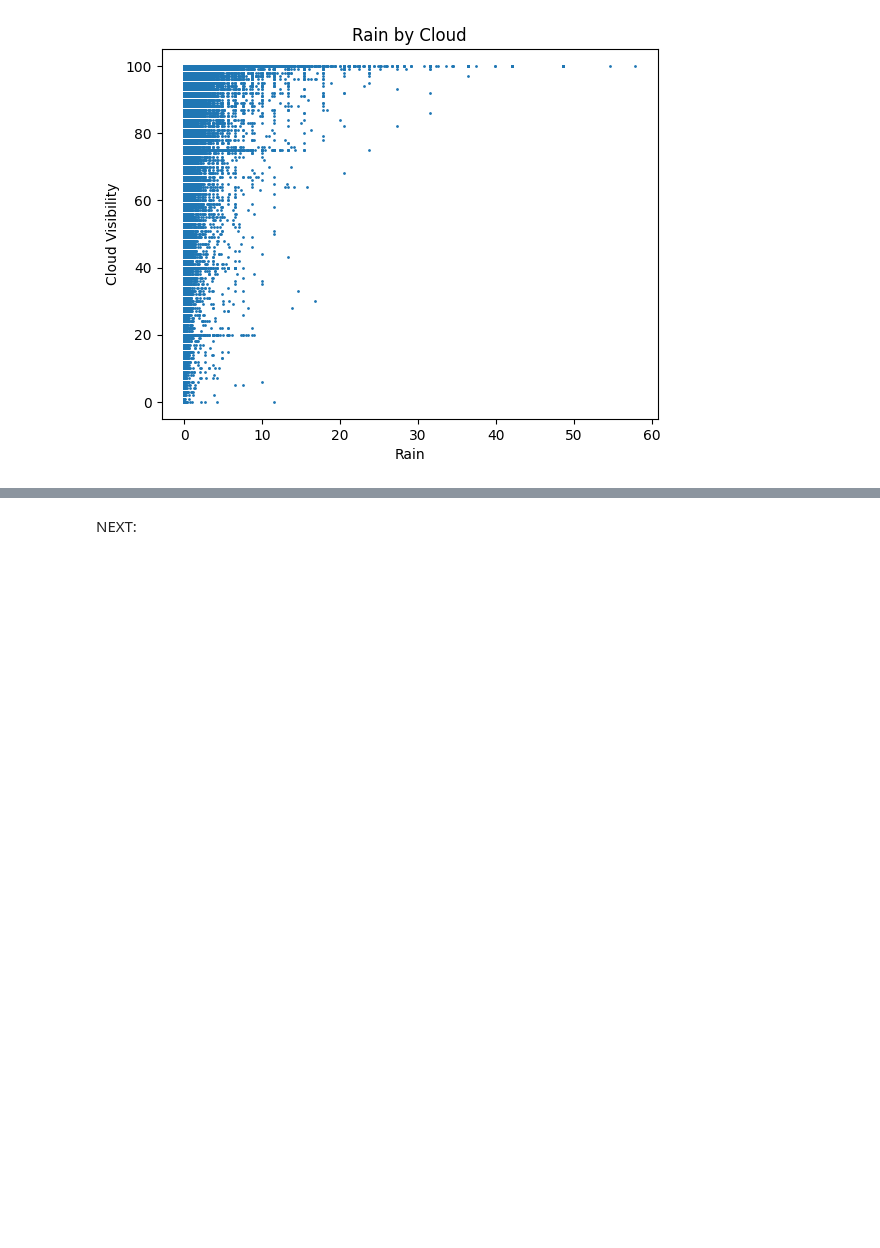
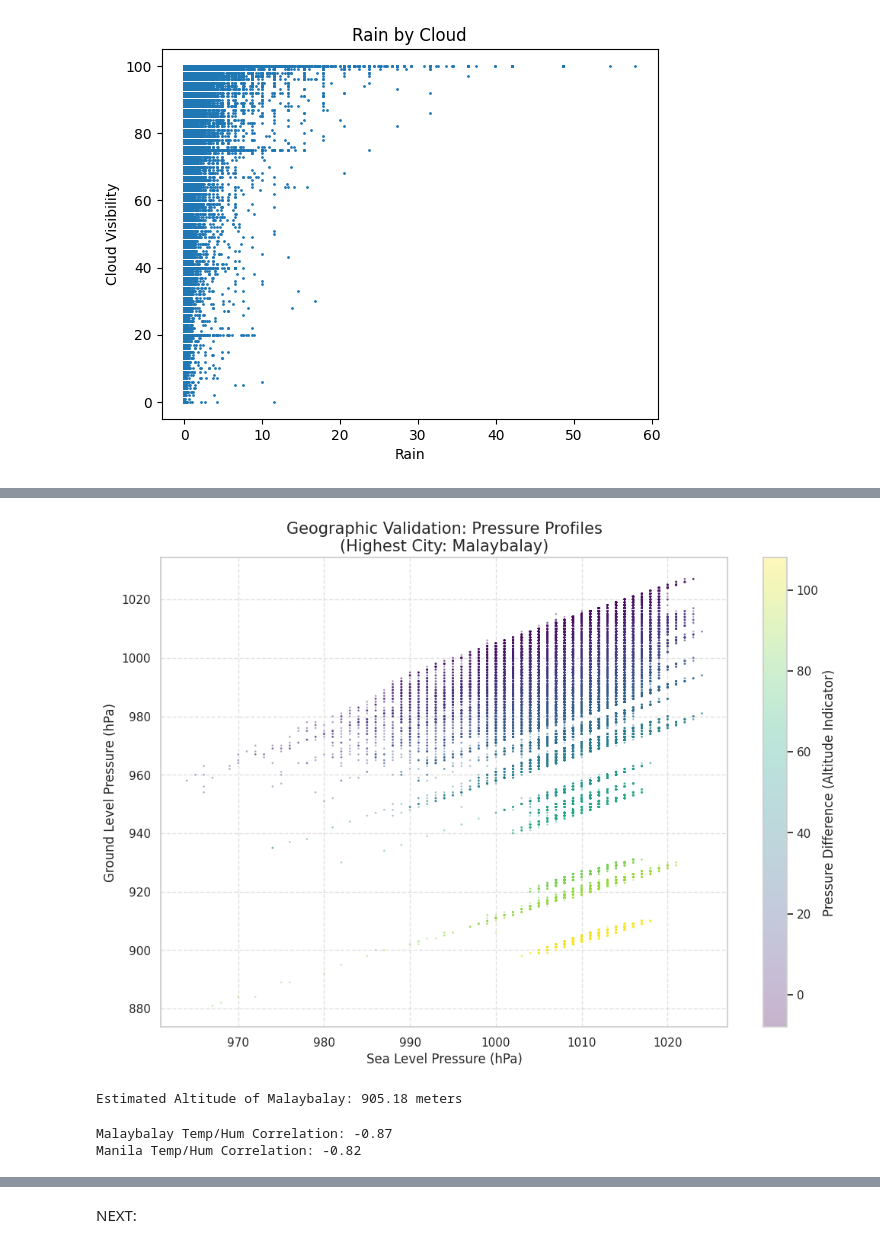
Before and after one commit to Lanzero225/Python-Notebooks, a Jupyter notebook: Philippine Weather/weather.ipynb, the cells around one changed output, grey strips where cells are left out. Drawn from its saved outputs; the diff is of its cells as text; code cells hidden in the pictures; blank space fills up the shorter version.

Commit message:
Checkpoint

```diff
--- a/Philippine Weather/weather.ipynb
+++ b/Philippine Weather/weather.ipynb
@@ -428,0 +561,5 @@ plt.show()
+# %%
+weather_dataframe['elevation_proxy'] = (
+    weather_dataframe['main.sea_level'] -
+    weather_dataframe['main.grnd_level']
+)
@@ -428,0 +576,16 @@ plt.show()
+# %%
+
+# 3. Wind Consistency: Ratio of gust to speed
+# High values (>2) indicate highly turbulent/gusty air
+weather_dataframe['wind_consistency'] = weather_dataframe['wind.gust'] / weather_dataframe['wind.speed']
+
+# 4. Heat Index (Simple Approximation)
+# T = Temp in C, R = Relative Humidity
+def calculate_heat_index(row):
+    T = row['main.temp']
+    R = row['main.humidity']
+    if T < 27:  # Heat index is generally not calculated for cooler temps
+        return T
+    return -8.784 + 1.611*T + 2.338*R - 0.146*T*R - 0.0123*T**2 - 0.0164*R**2 + 0.0022*T**2*R + 0.000725*T*R**2 - 0.0000035*T**2*R**2
+
+weather_dataframe['main.heat_index'] = weather_dataframe.apply(calculate_heat_index, axis=1)
@@ -428,0 +621,47 @@ plt.show()
+# %%
+plt.figure(figsize=(12, 8))
+
+# We use 'elevation_proxy' as the hue to show the 'bands' of different altitudes
+scatter = plt.scatter(
+    data=weather_dataframe,
+    x='main.sea_level',
+    y='main.grnd_level',
+    c='elevation_proxy', # Color by the pressure difference
+    cmap='viridis',      # A color gradient from purple (low) to yellow (high)
+    s=1,
+    alpha=0.3
+)
+
+# Add a colorbar to explain what the colors mean
+cbar = plt.colorbar(scatter)
+cbar.set_label('Pressure Difference (Altitude Indicator)', fontsize=12)
+
+plt.title(f'Geographic Validation: Pressure Profiles\n(Highest City: {highest_city})', fontsize=15)
+plt.xlabel('Sea Level Pressure (hPa)')
+plt.ylabel('Ground Level Pressure (hPa)')
+plt.grid(True, linestyle='--', alpha=0.6)
+
+plt.show()
+# %% [output]
+[figure, added]
+# %%
+# Estimation: Elevation (m) approx = (Pressure Delta) * 8.5
+weather_dataframe['estimated_altitude_m'] = weather_dataframe['elevation_proxy'] * 8.5
+
+# Let's check the estimated altitude of Malaybalay
+malaybalay_alt = weather_dataframe[weather_dataframe['city_name'] == 'Malaybalay']['estimated_altitude_m'].mean()
+print(f"Estimated Altitude of Malaybalay: {malaybalay_alt:.2f} meters")
+# %% [output]
+Estimated Altitude of Malaybalay: 905.18 meters
+# %%
+# Filter for your highest and lowest cities
+highest_city_df = weather_dataframe[weather_dataframe['city_name'] == 'Malaybalay']
+# 'Manila' is usually a safe bet for a low-altitude city in this dataset
+lowest_city_df = weather_dataframe[weather_dataframe['city_name'] == 'Manila']
+
+# Compare correlations
+print(f"Malaybalay Temp/Hum Correlation: {highest_city_df['main.temp'].corr(highest_city_df['main.humidity']):.2f}")
+print(f"Manila Temp/Hum Correlation: {lowest_city_df['main.temp'].corr(lowest_city_df['main.humidity']):.2f}")
+# %% [output]
+Malaybalay Temp/Hum Correlation: -0.87
+Manila Temp/Hum Correlation: -0.82
```
Also changed, not shown: parts of 25 cells of this notebook.
